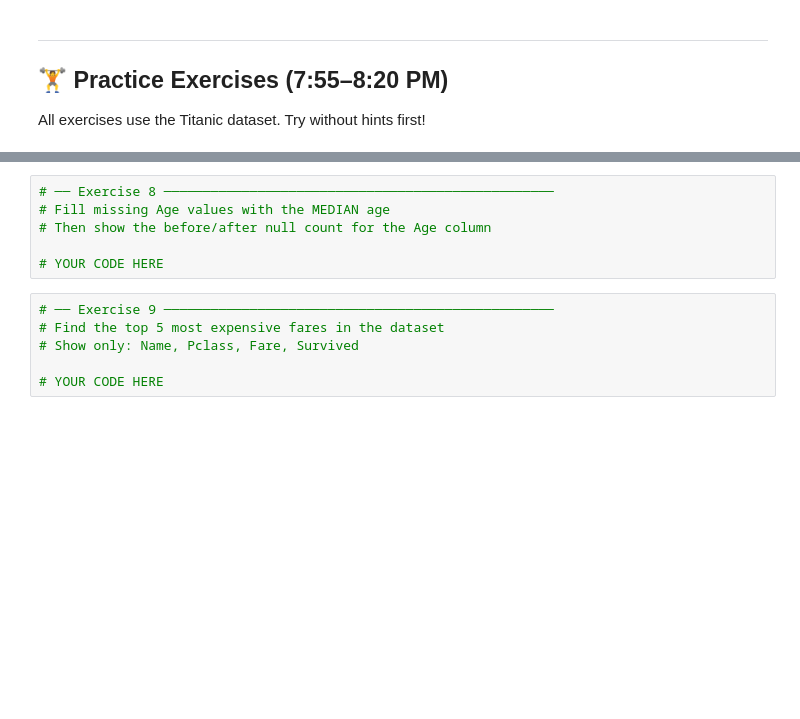
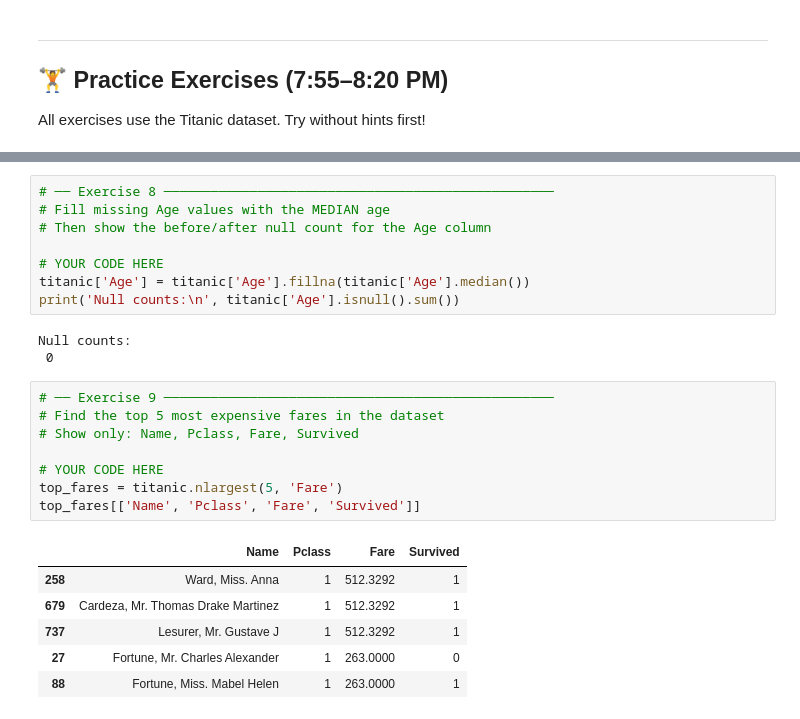
Before and after one commit to georgegiannakidis/uhart-ms-prep, a Jupyter notebook: Week1_Day2_Pandas.ipynb, the cells around one changed output, grey strips where cells are left out. Cells and saved outputs as stored; diff of their text form; blank space fills up the shorter version.

```diff
--- a/Week1_Day2_Pandas.ipynb
+++ b/Week1_Day2_Pandas.ipynb
@@ -276,12 +565,26 @@ print('Columns:', titanic.columns.tolist())
 # Then show the before/after null count for the Age column
 
 # YOUR CODE HERE
+titanic['Age'] = titanic['Age'].fillna(titanic['Age'].median())
+print('Null counts:\n', titanic['Age'].isnull().sum())
+# %% [output]
+Null counts:
+ 0
 # %%
 # ── Exercise 9 ──────────────────────────────────────────────────
 # Find the top 5 most expensive fares in the dataset
 # Show only: Name, Pclass, Fare, Survived
 
 # YOUR CODE HERE
+top_fares = titanic.nlargest(5, 'Fare')
+top_fares[['Name', 'Pclass', 'Fare', 'Survived']]
+# %% [output]
+|  | Name | Pclass | Fare | Survived |
+| 258 | Ward, Miss. Anna | 1 | 512.3292 | 1 |
+| 679 | Cardeza, Mr. Thomas Drake Martinez | 1 | 512.3292 | 1 |
+| 737 | Lesurer, Mr. Gustave J | 1 | 512.3292 | 1 |
+| 27 | Fortune, Mr. Charles Alexander | 1 | 263.0000 | 0 |
+| 88 | Fortune, Miss. Mabel Helen | 1 | 263.0000 | 1 |
 # %%
 # ── Exercise 10 — GRC Bonus ──────────────────────────────────────
 # Create a 'Risk Category' column on the vuln DataFrame:
```
Also changed, not shown: parts of 31 cells of this notebook.
